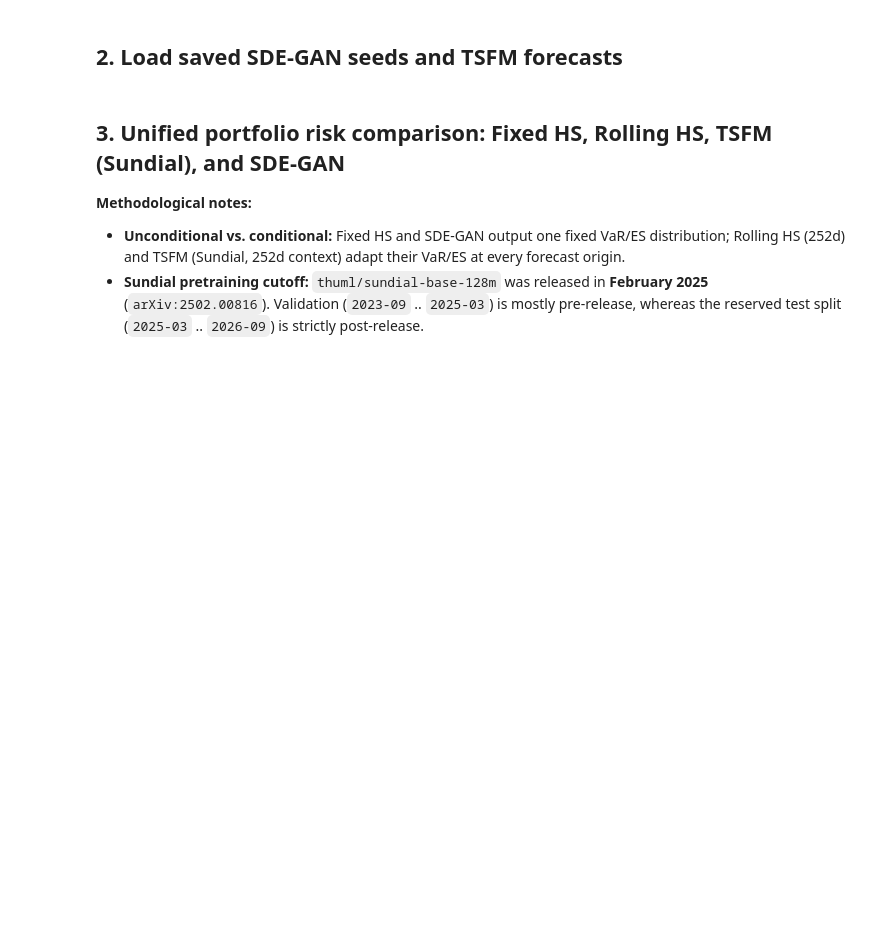
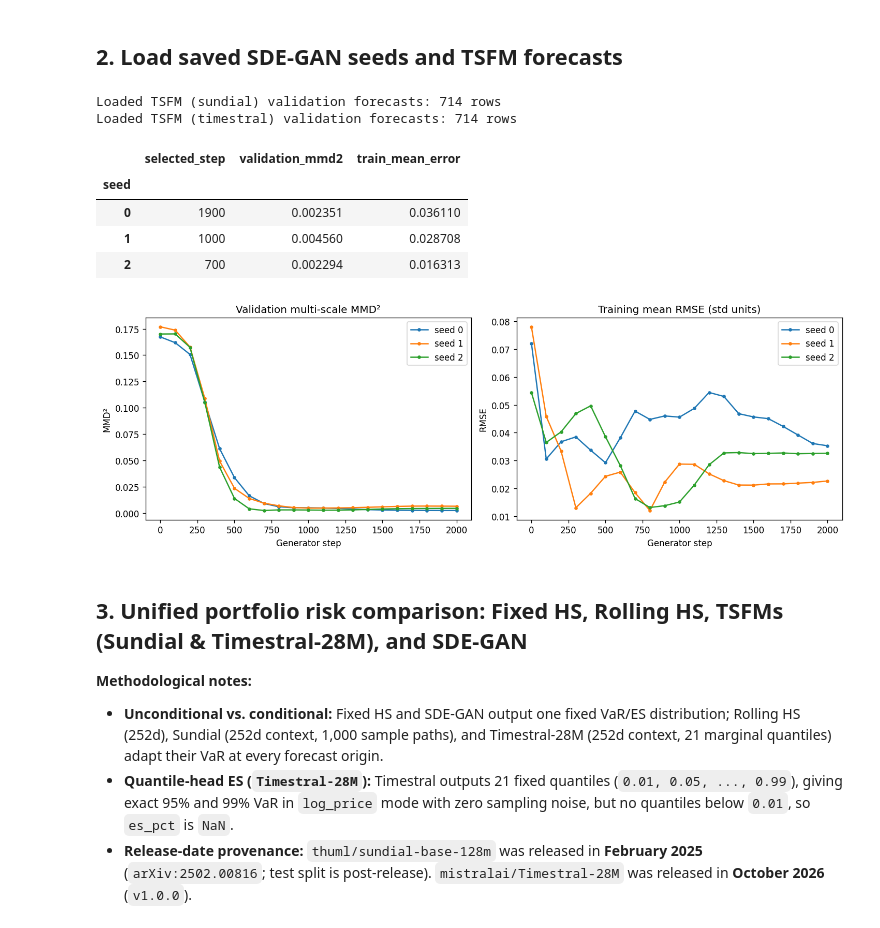
Before and after one commit to dared22/master_thesis, a Jupyter notebook: experiments/4stocks/notebooks/inspect_and_compare.ipynb, the cells around one changed output. Drawn from its saved outputs; the diff is of its cells as text; code cells hidden in the pictures; blank space fills up the shorter version.

Commit message:
4stocks finished

```diff
--- a/experiments/4stocks/notebooks/inspect_and_compare.ipynb
+++ b/experiments/4stocks/notebooks/inspect_and_compare.ipynb
@@ -106,47 +123,61 @@ for seed in SEEDS:
         print(f'Skipping missing SDE-GAN seed {seed} ({run_dir})')
         continue
     load_dir = run_dir if CHECKPOINT == 'selected' else run_dir / 'checkpoints' / CHECKPOINT
     assert json.loads((load_dir / 'preprocessing.json').read_text()) == meta
     model = SDEGAN.load(load_dir)
     standardized = model.sample(N_PATHS, SAMPLE_SEED)
     generated[seed] = np.expm1(standardized.astype(np.float64) * STD + MU)
     histories[seed] = pd.read_csv(run_dir / 'history.csv')
     inventory.append({
         'seed': seed, 'selected_step': model.run_metadata['selected_step'],
         'validation_mmd2': model.run_metadata['validation_score'],
         'train_mean_error': model.run_metadata.get('train_mean_error'),
     })
 
-tsfm_forecasts = {}
-for split in eval_splits:
-    loaded = load_tsfm_forecasts(split, meta)
-    if loaded is not None:
-        tsfm_forecasts[split] = loaded
-        print(f'Loaded TSFM {split} forecasts: {len(loaded)} rows')
-    else:
-        print(f'No saved TSFM {split} forecasts yet. Run: uv run --extra tsfm python experiments/4stocks/scripts/run_tsfm.py')
+tsfm_forecasts = {name: {} for name in TSFM_FORECASTERS}
+for forecaster in TSFM_FORECASTERS:
+    for split in eval_splits:
+        loaded = load_tsfm_forecasts(forecaster, split, meta)
+        if loaded is not None:
+            tsfm_forecasts[forecaster][split] = loaded
+            print(f'Loaded TSFM ({forecaster}) {split} forecasts: {len(loaded)} rows')
+        else:
+            print(
+                f'No saved TSFM ({forecaster}) {split} forecasts yet. '
+                f'Run: uv run --extra tsfm python experiments/4stocks/scripts/run_tsfm.py --forecaster {forecaster}'
+            )
 
 if inventory:
     display(pd.DataFrame(inventory).set_index('seed').round(6))
     fig, axes = plt.subplots(1, 2, figsize=(12, 4), constrained_layout=True)
     for seed, h in histories.items():
         val = h.dropna(subset=['validation_mmd2'])
         axes[0].plot(val['step'], val['validation_mmd2'], marker='.', label=f'seed {seed}')
         if 'train_mean_error' in val:
             axes[1].plot(val['step'], val['train_mean_error'], marker='.', label=f'seed {seed}')
     axes[0].set(title='Validation multi-scale MMD²', xlabel='Generator step', ylabel='MMD²')
     axes[1].set(title='Training mean RMSE (std units)', xlabel='Generator step', ylabel='RMSE')
     for ax in axes:
         ax.legend()
     plt.show()
 else:
     print('No completed SDE-GAN runs found yet. Run: uv run python experiments/4stocks/scripts/train.py 0 1 2')
+# %% [output]
+Loaded TSFM (sundial) validation forecasts: 714 rows
+Loaded TSFM (timestral) validation forecasts: 714 rows
+|  | selected_step | validation_mmd2 | train_mean_error |
+| seed |  |  |  |
+| 0 | 1900 | 0.002351 | 0.036110 |
+| 1 | 1000 | 0.004560 | 0.028708 |
+| 2 | 700 | 0.002294 | 0.016313 |
+[figure, added]
 # %% [markdown]
-## 3. Unified portfolio risk comparison: Fixed HS, Rolling HS, TSFM (Sundial), and SDE-GAN
+## 3. Unified portfolio risk comparison: Fixed HS, Rolling HS, TSFMs (Sundial & Timestral-28M), and SDE-GAN
 
 **Methodological notes:**
-- **Unconditional vs. conditional:** Fixed HS and SDE-GAN output one fixed VaR/ES distribution; Rolling HS (252d) and TSFM (Sundial, 252d context) adapt their VaR/ES at every forecast origin.
-- **Sundial pretraining cutoff:** `thuml/sundial-base-128m` was released in **February 2025** (`arXiv:2502.00816`). Validation (`2023-09` .. `2025-03`) is mostly pre-release, whereas the reserved test split (`2025-03` .. `2026-09`) is strictly post-release.
+- **Unconditional vs. conditional:** Fixed HS and SDE-GAN output one fixed VaR/ES distribution; Rolling HS (252d), Sundial (252d context, 1,000 sample paths), and Timestral-28M (252d context, 21 marginal quantiles) adapt their VaR at every forecast origin.
+- **Quantile-head ES (`Timestral-28M`):** Timestral outputs 21 fixed quantiles (`0.01, 0.05, ..., 0.99`), giving exact 95% and 99% VaR in `log_price` mode with zero sampling noise, but no quantiles below `0.01`, so `es_pct` is `NaN`.
+- **Release-date provenance:** `thuml/sundial-base-128m` was released in **February 2025** (`arXiv:2502.00816`; test split is post-release). `mistralai/Timestral-28M` was released in **October 2026** (`v1.0.0`).
 # %%
 for split in eval_splits:
     realized = -terminal_returns(observed[split])
```
Also changed, not shown: parts of 8 cells of this notebook, 13 other files.
